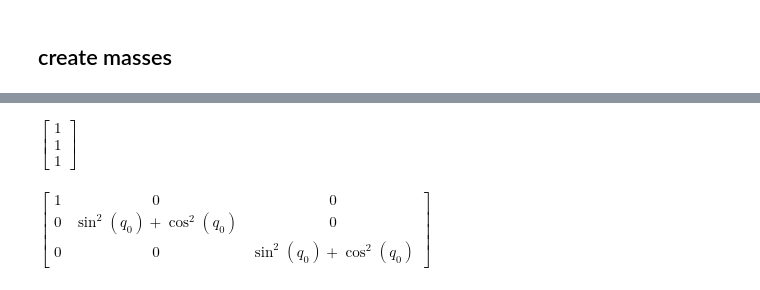
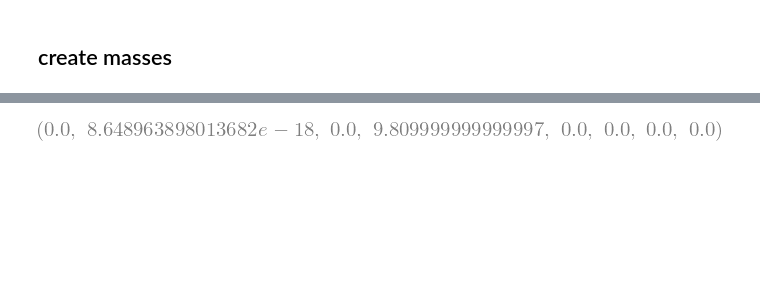
Before and after one commit to fh9g12/FwtModels, a Jupyter notebook: Workbooks/6_lets roll a rigid wing/1_simple rolling model.ipynb, the cells around one changed output, grey strips where cells are left out. Saved outputs shown, nothing was run; the diff lists cells and outputs as text; code cells hidden in the pictures; blank space fills up the shorter version.

```diff
--- a/Workbooks/6_lets roll a rigid wing/1_simple rolling model.ipynb
+++ b/Workbooks/6_lets roll a rigid wing/1_simple rolling model.ipynb
@@ -132,5 +116,5 @@ $\displaystyle \left[\begin{matrix}\frac{m_{t} \left(- s_{t}^{2} \sigma^{3} \ope
 # %%
 # create instance of the model
-sm = dof2.SymbolicModel(U,[bar_fwt,bar_wing],p,ExtForces = CompositeForce)
+sm = rm.SymbolicModel(U,[bar_fwt_rhs,bar_fwt_lhs,bar_wing],p,ExtForces = CompositeForce)
 # %% [markdown]
 ## create masses
@@ -147,10 +120,0 @@ p.__dict__['Lambda'].value
-# %%
-p = dof2.FwtParameters(3)
-t = me.dynamicsymbols._t
-Transform = symt.HomogenousTransform().R_x(p.q[0]).Translate(0,p.q[1],0)
-
-body_v = sym.eye(4)
-body_v[:3,:3] = Transform.R.T*Transform.R.diff(t)
-body_v[:3,3] = Transform.R.T*Transform.t
-
-sym.simplify(Transform.R.T*Transform.t.diff(t))
@@ -163,9 +121,30 @@ $\displaystyle \left[\begin{matrix}0\\\dot{q}_{1}\\q_{1} \dot{q}_{0}\\\dot{q}_{0
-# %%
-V = sym.ones(6,1)
-V[:3,0]
-# %% [output]
-$\displaystyle \left[\begin{matrix}1\\1\\1\end{matrix}\right]$
-# %%
-Transform.R.T*Transform.R
-# %% [output]
-$\displaystyle \left[\begin{matrix}1 & 0 & 0\\0 & \operatorname{sin}^{2}\left(q_{0}\right) + \operatorname{cos}^{2}\left(q_{0}\right) & 0\\0 & 0 & \operatorname{sin}^{2}\left(q_{0}\right) + \operatorname{cos}^{2}\left(q_{0}\right)\end{matrix}\right]$
+# %%
+tmax, dt = 60, 0.01
+# Initial conditions: theta, dtheta/dt, L, dL/dt
+
+#params = p.GetNumericTuple()
+
+#set velocity and alpha_r funcs
+def Vfunc(t,x):
+    return 40
+
+def arfunc(t,x):
+    return np.deg2rad(0)
+    #return np.deg2rad(5)+np.sin(2*np.pi*1*t)*np.deg2rad(5)
+
+p.V.value = Vfunc
+p.alpha_r.value = arfunc
+
+y0 = [0.1,0,0,0,0,0,0,0]
+#y0 = [1.5,0,0.02,0]
+ts = np.arange(0, tmax+dt, dt)
+
+constraints = [np.NaN,np.NaN,np.NaN,np.NaN,np.NaN,np.NaN,np.NaN,np.NaN]
+
+def objectiveDeriv(t,y):
+    deriv = sm.deriv(t,y,p.GetNumericTuple(y,t))
+    return tuple(np.where(np.isnan(constraints),deriv,constraints))
+# %%
+objectiveDeriv(0,[0,0,0,0,0,0,0,0])
+# %% [output]
+[figure, added]
```
Also changed, not shown: parts of 10 cells of this notebook, 1 other file.
